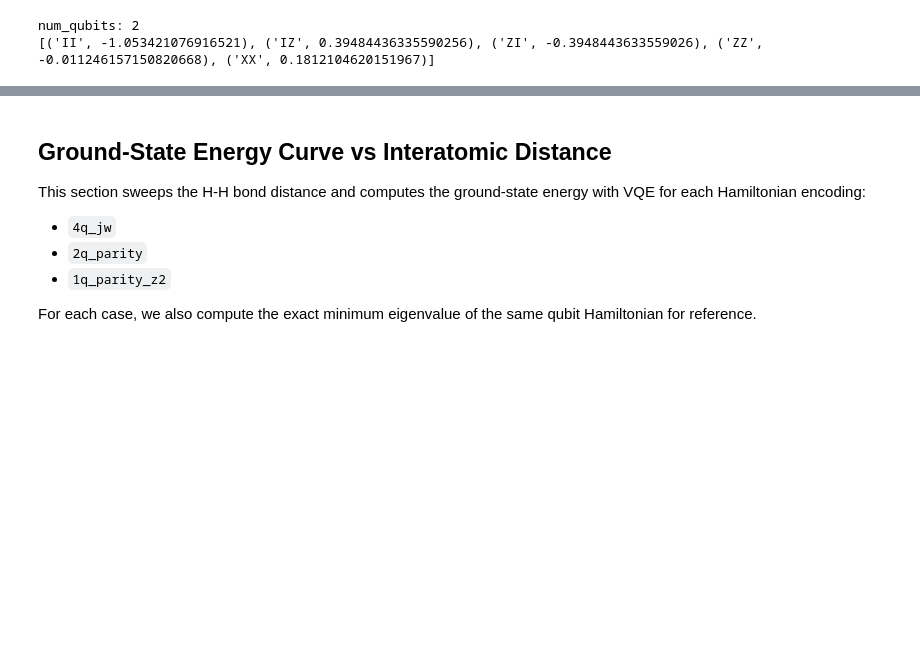
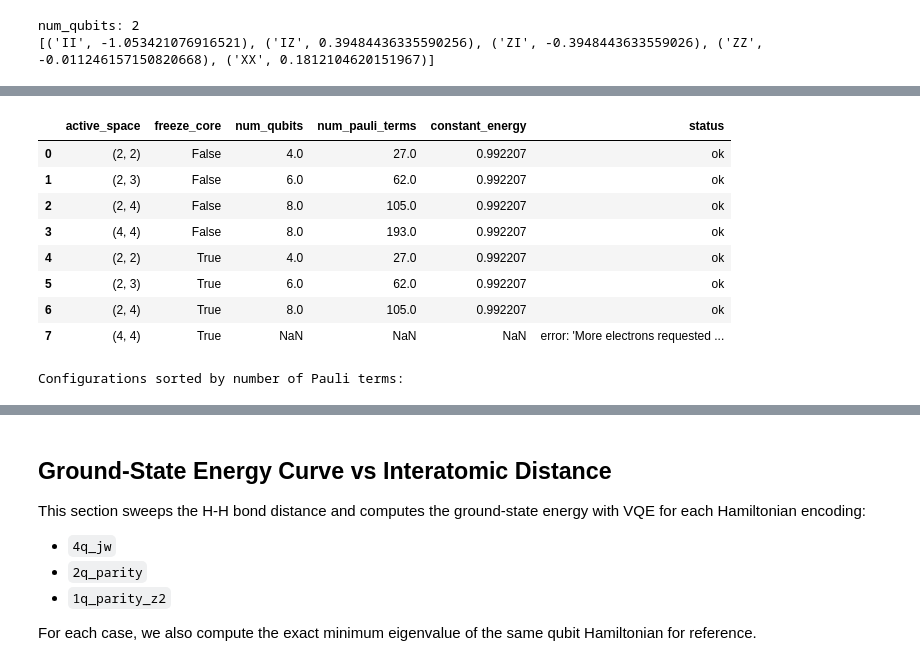
Before and after one commit to YannLeao/vqe-quantum-simulation, a Jupyter notebook: notebooks/01_fourier_analysis.ipynb, the cells around one changed output, grey strips where cells are left out. Cells and saved outputs as stored; diff of their text form; code cells hidden in the pictures; blank space fills up the shorter version.

```diff
--- a/notebooks/01_fourier_analysis.ipynb
+++ b/notebooks/01_fourier_analysis.ipynb
@@ -158,0 +223,73 @@ for row in rows:
+# %%
+import pandas as pd
+
+from src.vqe.hamiltonian import (
+    build_electronic_hamiltonian,
+    build_qubit_hamiltonian,
+    pauli_terms_from_qubit_hamiltonian,
+)
+
+atom_lih = "Li 0 0 0; H 0 0 1.60"
+basis = "sto-3g"
+
+# (num_active_electrons, num_active_spatial_orbitals)
+active_space_grid = [
+    (2, 2),
+    (2, 3),
+    (2, 4),
+    (4, 4),
+]
+
+rows_lhs = []
+for freeze_core in [False, True]:
+    for active_space in active_space_grid:
+        try:
+            ferm_op_tmp, const_tmp = build_electronic_hamiltonian(
+                atom_string=atom_lih,
+                basis=basis,
+                active_space=active_space,
+                freeze_core=freeze_core,
+            )
+            qop_tmp = build_qubit_hamiltonian(ferm_op_tmp, mapper="jw")
+            terms_tmp = pauli_terms_from_qubit_hamiltonian(qop_tmp, tolerance=0.0)
+
+            rows_lhs.append(
+                {
+                    "active_space": str(active_space),
+                    "freeze_core": freeze_core,
+                    "num_qubits": int(qop_tmp.num_qubits),
+                    "num_pauli_terms": int(len(terms_tmp)),
+                    "constant_energy": float(const_tmp),
+                    "status": "ok",
+                }
+            )
+        except Exception as exc:
+            rows_lhs.append(
+                {
+                    "active_space": str(active_space),
+                    "freeze_core": freeze_core,
+                    "num_qubits": None,
+                    "num_pauli_terms": None,
+                    "constant_energy": None,
+                    "status": f"error: {exc}",
+                }
+            )
+
+lih_term_scan_df = pd.DataFrame(rows_lhs)
+display(lih_term_scan_df)
+
+ok_df = lih_term_scan_df[lih_term_scan_df["status"] == "ok"].copy()
+if not ok_df.empty:
+    print("\nConfigurations sorted by number of Pauli terms:")
+    display(ok_df.sort_values("num_pauli_terms", ascending=False))
+# %% [output]
+|  | active_space | freeze_core | num_qubits | num_pauli_terms | constant_energy | status |
+| 0 | (2, 2) | False | 4.0 | 27.0 | 0.992207 | ok |
+| 1 | (2, 3) | False | 6.0 | 62.0 | 0.992207 | ok |
+| 2 | (2, 4) | False | 8.0 | 105.0 | 0.992207 | ok |
+| 3 | (4, 4) | False | 8.0 | 193.0 | 0.992207 | ok |
+| 4 | (2, 2) | True | 4.0 | 27.0 | 0.992207 | ok |
+| 5 | (2, 3) | True | 6.0 | 62.0 | 0.992207 | ok |
+| 6 | (2, 4) | True | 8.0 | 105.0 | 0.992207 | ok |
+| 7 | (4, 4) | True | NaN | NaN | NaN | error: 'More electrons requested ... |
+Configurations sorted by number of Pauli terms:
```
Also changed, not shown: parts of 26 cells of this notebook, 3 other files.
